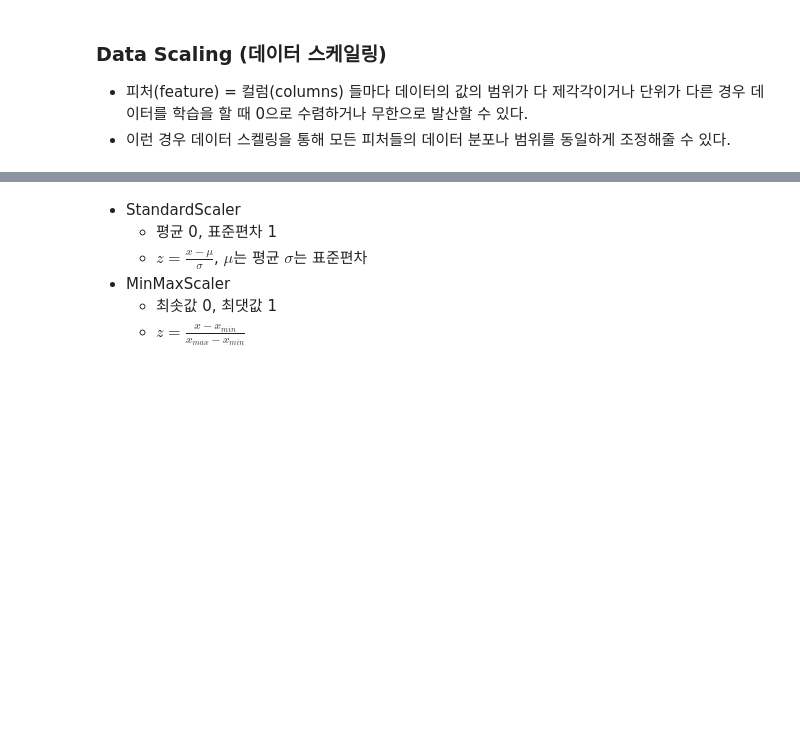
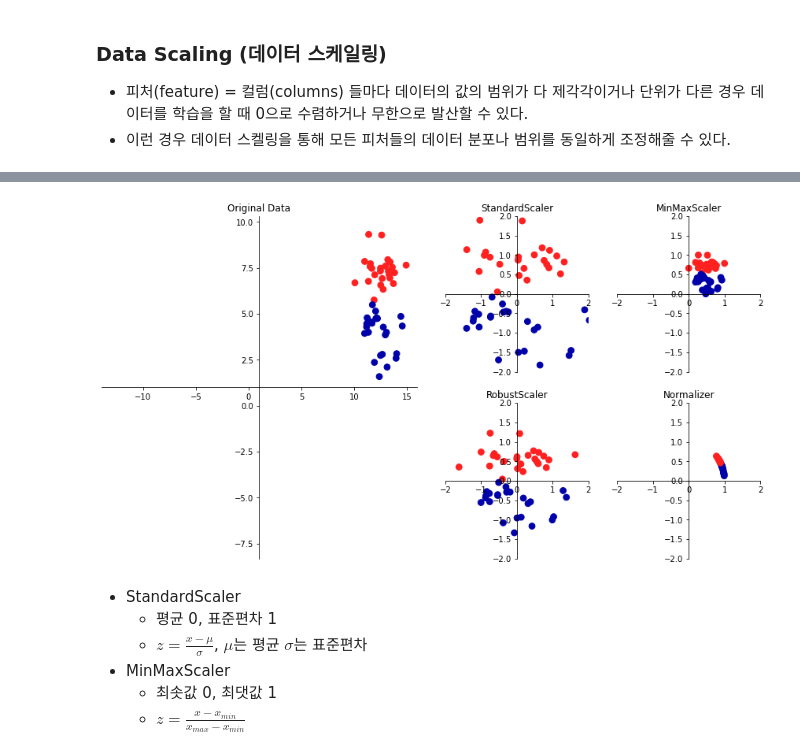
Before and after one commit to gustmdtmd/pythondemo, a Jupyter notebook: python_27_기계학습_데이터_분리_Scaling.ipynb, the cells around one changed output, grey strips where cells are left out. Drawn from its saved outputs; the diff is of its cells as text; code cells hidden in the pictures; blank space fills up the shorter version.

```diff
--- a/python_27_기계학습_데이터_분리_Scaling.ipynb
+++ b/python_27_기계학습_데이터_분리_Scaling.ipynb
@@ -398,5 +410,7 @@ Requirement already satisfied: threadpoolctl>=2.0.0 in /usr/local/lib/python3.8/
 # %%
-#mglearn.plot_scaling.plot_scaling()
+mglearn.plot_scaling.plot_scaling()
+# %% [output]
+[figure, added]
 # %% [markdown]
 - StandardScaler
     - 평균 0, 표준편차 1
```
Also changed, not shown: parts of 4 cells of this notebook.
